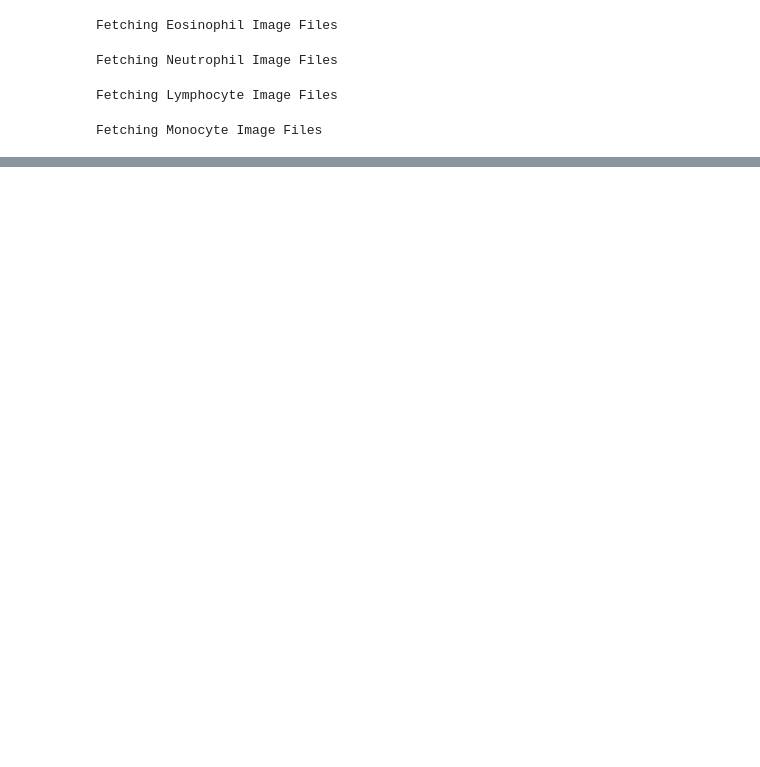
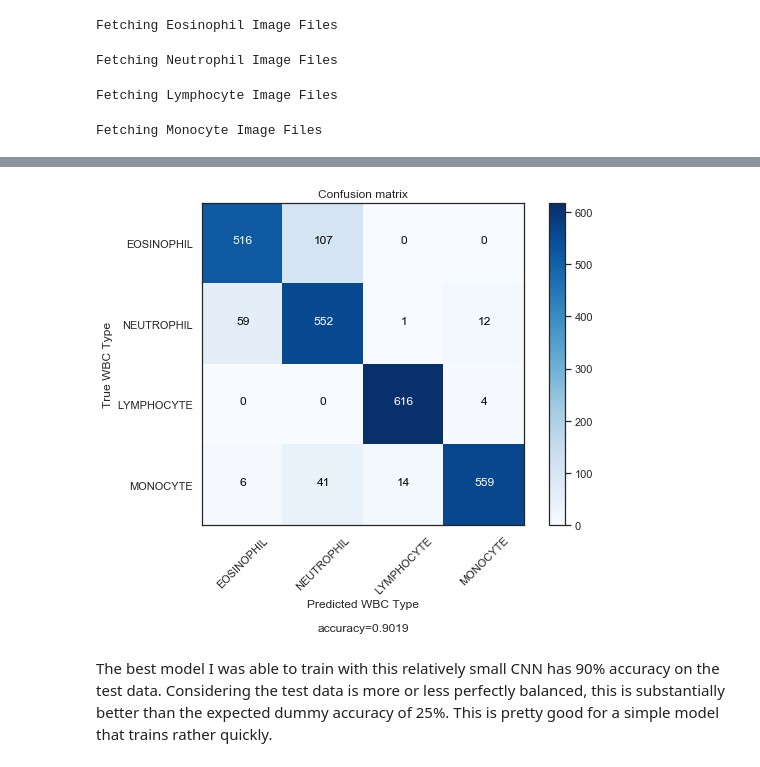
Before and after one commit to ADEnnaco/wbc-classification, a Jupyter notebook: CNN-notebook.ipynb, the cells around one changed output, grey strips where cells are left out. Drawn from its saved outputs; the diff is of its cells as text; code cells hidden in the pictures; blank space fills up the shorter version.

```diff
--- a/CNN-notebook.ipynb
+++ b/CNN-notebook.ipynb
@@ -227,0 +354,15 @@ plot_learning_curve(hist)
+# %%
+best_model = load_model('best_model.h5')
+
+y_pred = best_model.predict(X_test)
+y_pred = np.argmax(y_pred, axis=1)
+y_true = np.argmax(y_test, axis=1)
+
+cm = confusion_matrix(y_true, y_pred)
+
+sns.set(style="white")
+plot_confusion_matrix(cm, wbc_types, cmap='Blues', normalize=False)
+# %% [output]
+[figure, added]
+# %% [markdown]
+The best model I was able to train with this relatively small CNN has 90% accuracy on the test data. Considering the test data is more or less perfectly balanced, this is substantially better than the expected dummy accuracy of 25%. This is pretty good for a simple model that trains rather quickly.
```
Also changed, not shown: parts of 27 cells of this notebook, 2 other files.
